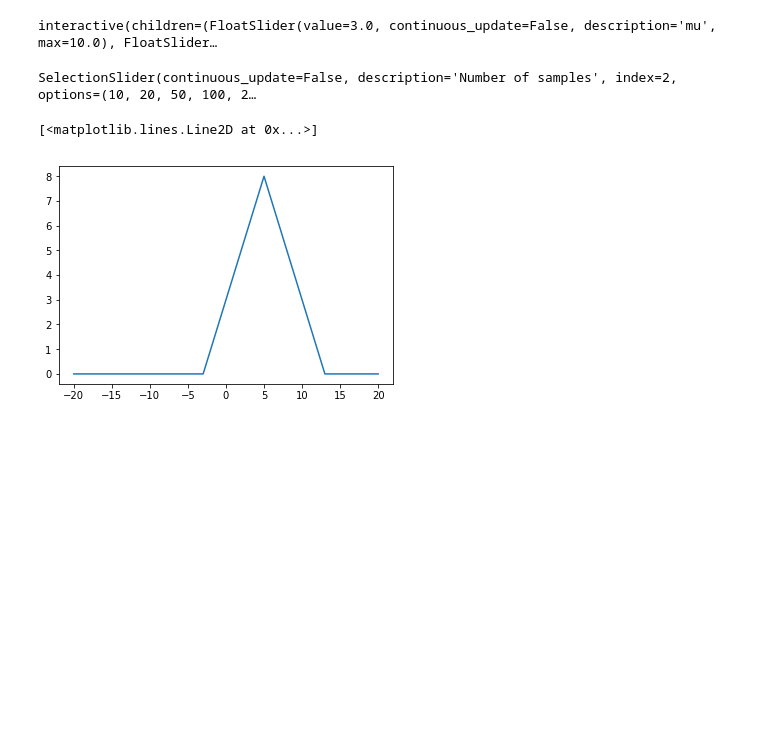
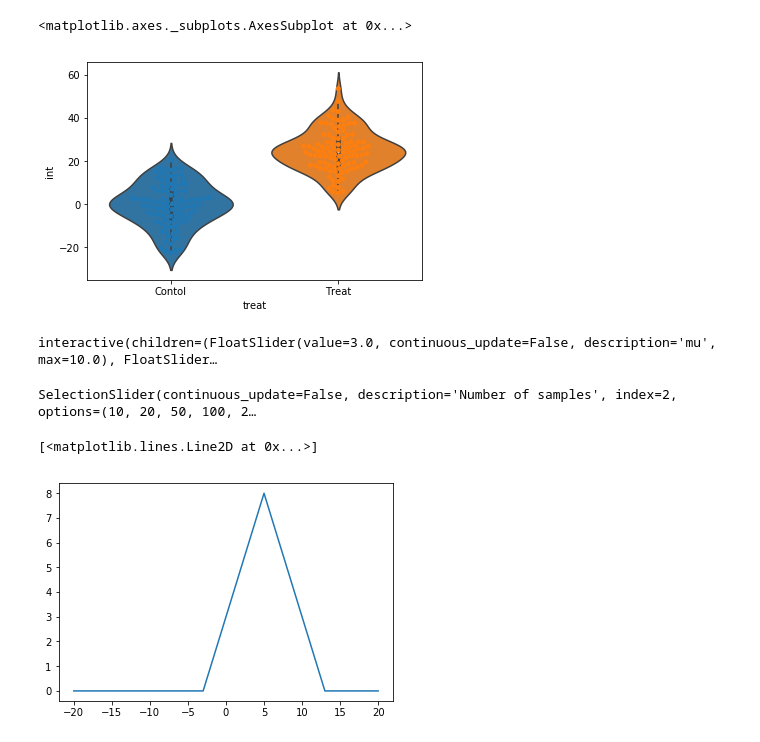
Before and after one commit to evenhuis/exp-design-example, a Jupyter notebook: sample-example.ipynb, the cells around one changed output. Drawn from its saved outputs; the diff is of its cells as text; code cells hidden in the pictures; blank space fills up the shorter version.

```diff
--- a/sample-example.ipynb
+++ b/sample-example.ipynb
@@ -39,3 +49,17 @@ vals,bins=np.histogram(arr2,density=True)
+# %%
+df1=pd.DataFrame(columns=["treat","int"])
+df1.int = arr1
+df1.treat='Contol'
+df2=pd.DataFrame(columns=["treat","int"])
+df2.int = arr2
+df2.treat='Treat'
+df = pd.concat([df1,df2])
+# %%
+sns.violinplot(x='treat',y='int',data=df,violin_kws={"alpha" : 0.2})
+sns.swarmplot(x='treat',y='int',data=df)
+# %% [output]
+<matplotlib.axes._subplots.AxesSubplot at 0x...>
+[figure, added]
 # %%
 def plot_samples(mu, sd, N):
     arr1 = np.random.randn(N)*sd
```
Also changed, not shown: parts of 7 cells of this notebook.
